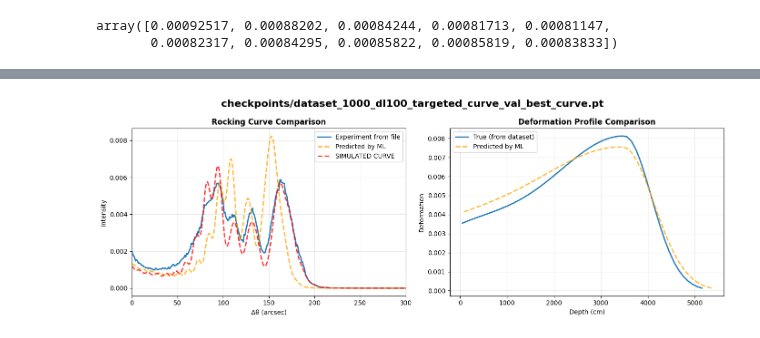
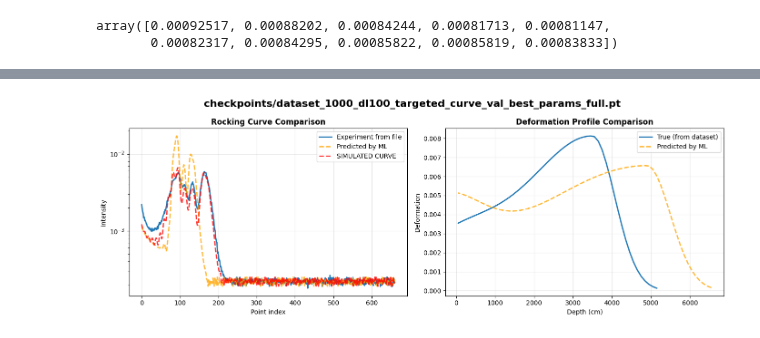
Before and after one commit to Vekeryk/master-xrd, a Jupyter notebook: j_analyze_experiment.ipynb, the cells around one changed output, grey strips where cells are left out. Drawn from its saved outputs; the diff is of its cells as text; code cells hidden in the pictures.

Commit message:
add noise

```diff
--- a/j_analyze_experiment.ipynb
+++ b/j_analyze_experiment.ipynb
@@ -94,9 +85,10 @@ TRUNCATE_POINT = idx + 21
 true_params = [0.008094, 0.000943, 5200e-8, 3500e-8, 0.00255, 3000e-8, -50e-8]
 simulated_curve, simulated_profile = xrd.compute_curve_and_profile(
     array=true_params,
-    dl=100e-8
+    dl=100e-8,
+    instrumental=True
 )
-THEORY_TRUNCATE_POINT = 40
+# simulated_curve.Y_R_vseZ = model_common.apply_noise_tail(simulated_curve.Y_R_vseZ)
 # %%
 def add_noise_floor_smooth(y, floor, transition_width=60, start_factor=2.0,
                            jitter=1, seed=None, eps=1e-12):
@@ -271,7 +260,7 @@ checkpoint = torch.load(MODEL_CHECKPOINT, map_location=device)
 print(f"Checkpoint contains: {list(checkpoint.keys())}")
 
 # Initialize model
-model = XRDRegressor().to(device)
+model = model_common.XRDRegressor().to(device)
 # model.load_state_dict(checkpoint['model'])
 state_dict = checkpoint["model"]
 if "hann_window" in state_dict:
@@ -292,14 +281,14 @@ Checkpoint contains: ['model', 'L', 'epoch', 'val_loss_params', 'val_loss_curve'
 print(f"Input data length for model: {x_length} points")
 model_X = torch.tensor(np.linspace(0, x_length - 1, x_length)).unsqueeze(0)
 model_Y = experiment_Y.unsqueeze(0)
-log_space = True
+log_space = False
 batch_size = 32
 # batch_size = 128
 
-test_model_Y = torch.tensor(simulated_curve.Y_R_vseZ[40:701], dtype=torch.float32).unsqueeze(0)
+test_model_Y = torch.tensor(simulated_curve.Y_R_vseZ, dtype=torch.float32).unsqueeze(0)
 
-# ds = NormalizedXRDDataset(model_X, test_model_Y, train=False, log_space=log_space)
-ds = NormalizedXRDDataset(model_X, model_Y, train=False, log_space=log_space)
+ds = model_common.NormalizedXRDDataset(model_X, test_model_Y, train=False, log_space=log_space)
+# ds = model_common.NormalizedXRDDataset(model_X, model_Y, train=False, log_space=log_space)
 
 dl = torch.utils.data.DataLoader(ds, batch_size=batch_size)
 
@@ -309,7 +298,7 @@ with torch.no_grad():
         p = model(y.to(device))
         preds.append(p.to(device))
 P = torch.cat(preds, dim=0)
-Theta_hat = denorm_params(P)
+Theta_hat = model_common.denorm_params(P)
 # %% [output]
 Input data length for model: 661 points
 # %%
@@ -351,7 +339,8 @@ array([0.00092517, 0.00088202, 0.00084244, 0.00081713, 0.00081147,
 # %%
 predicted_curve, predicted_profile = xrd.compute_curve_and_profile(
     array=pred_values.tolist(),
-    dl=100e-8
+    dl=100e-8,
+    instrumental=True
 )
 # %%
 x = torch.linspace(0, x_length - 1, x_length)
@@ -369,39 +357,37 @@ fig, axes = plt.subplots(1, 2, figsize=(14, 5))
 fig.suptitle(MODEL_CHECKPOINT, fontsize=16, fontweight='bold')
 
 # Rocking Curve
 axes[0].set_title("Rocking Curve Comparison", fontsize=12, fontweight='bold')
 axes[0].plot(x, experiment_Y.numpy(), label="Experiment from file", color='C0', linestyle='-', linewidth=2)
 
 # Predicted curve
-axes[0].plot(x, predicted_curve.Y_R_vseZ[40:701],
+axes[0].plot(x, predicted_curve.Y_R_vseZ,
              label="Predicted by ML", color='orange', linestyle='--', linewidth=2, alpha=0.8)
 
 # Simulated curve
-axes[0].plot(x, simulated_curve.Y_R_vseZ[40:701],
+axes[0].plot(x, simulated_curve.Y_R_vseZ,
              label="SIMULATED CURVE", color='red', linestyle='--', linewidth=2, alpha=0.8)
-# axes[0].plot(x, experiment_Y_new,
-#              label="SIMULATED CURVE", color='red', linestyle=':', linewidth=2, alpha=0.8)
 
-axes[0].set_xlabel("Δθ (arcsec)")
-axes[0].set_xlim(0, 300)
+axes[0].set_xlabel("Point index")
+# axes[0].set_xlim(0, 300)
 axes[0].set_ylabel("Intensity")
-# axes[0].set_yscale('log')
+axes[0].set_yscale('log')
 axes[0].grid(True, alpha=0.3)
 axes[0].legend()
 
 # Deformation Profile
 axes[1].set_title("Deformation Profile Comparison", fontsize=12, fontweight='bold')
 axes[1].plot(simulated_profile.X, simulated_profile.total_Y,
              label="True (from dataset)", color='C0', linestyle='-', linewidth=2)
 axes[1].plot(predicted_profile.X, predicted_profile.total_Y,
              label="Predicted by ML", color='orange', linestyle='--', linewidth=2, alpha=0.8)
 axes[1].set_xlabel("Depth (cm)")
 axes[1].set_ylabel("Deformation")
 axes[1].grid(True, alpha=0.3)
 axes[1].legend()
 
 plt.tight_layout()
 plt.show()
 # %% [output]
-[figure, old version]
+[figure, new version]
 # %%
```
Also changed, not shown: parts of 17 cells of this notebook, 11 other files.
